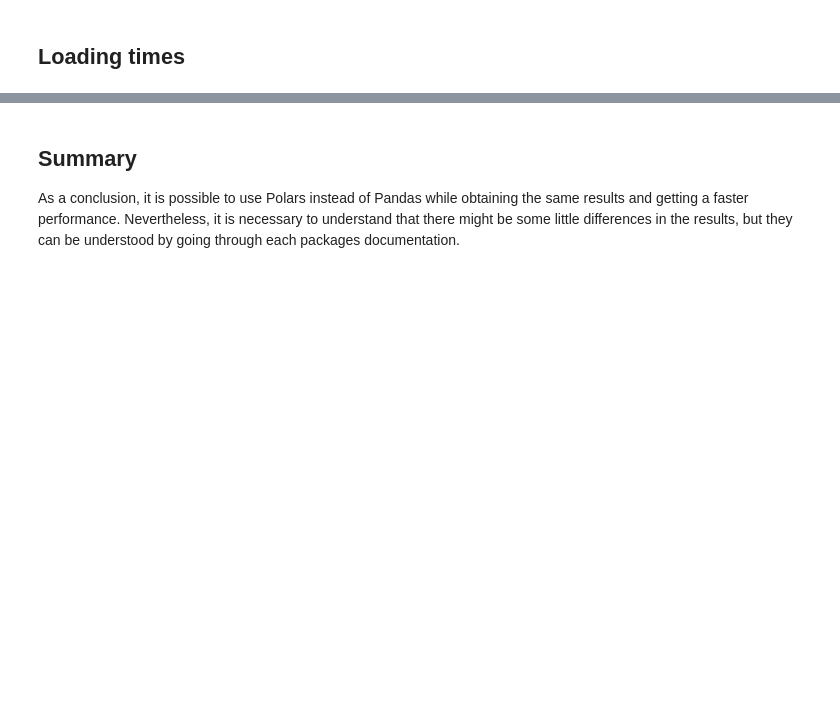
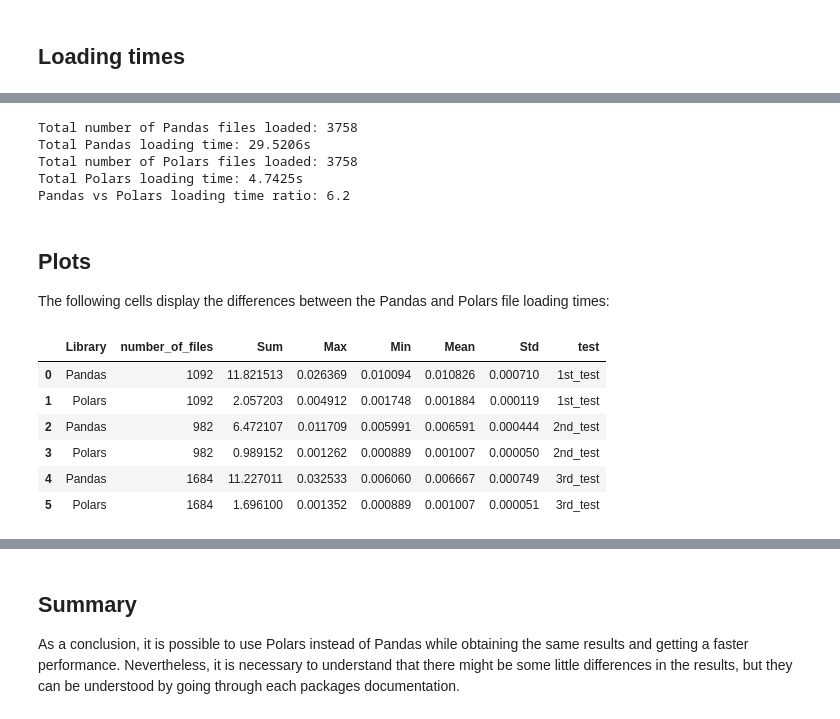
Before and after one commit to idloea/nasa-bearings, a Jupyter notebook: notebooks/pandas_vs_polars.ipynb, the cells around one changed output, grey strips where cells are left out. Cells and saved outputs as stored; diff of their text form; code cells hidden in the pictures; blank space fills up the shorter version.

```diff
--- a/notebooks/pandas_vs_polars.ipynb
+++ b/notebooks/pandas_vs_polars.ipynb
@@ -211,0 +307,50 @@ Polars loads data 5.37 times faster than Pandas on average.
+# %%
+df_list = []
+
+for test in tests:
+    df = pd.DataFrame(file_reading_time_stats[test]).rename(columns={'pandas': f'{test}_pandas', 'polars': f'{test}_polars'})
+    df_list.append(df)
+
+concat_df = pd.concat(df_list, axis=1)
+pandas_df = concat_df.filter(like='pandas', axis=1)
+polars_df = concat_df.filter(like='polars', axis=1)
+
+total_pandas_loading_time = pandas_df.T['sum'].sum()
+total_polars_loading_time = polars_df.T['sum'].sum()
+number_of_pandas_files = int(pandas_df.T['number_of_files'].sum())
+number_of_polars_files = int(polars_df.T['number_of_files'].sum())
+pandas_polars_loading_time_ratio = total_pandas_loading_time / total_polars_loading_time
+
+print(f'Total number of Pandas files loaded: {number_of_pandas_files}')
+print(f'Total Pandas loading time: {total_pandas_loading_time:.4f}s')
+print(f'Total number of Polars files loaded: {number_of_polars_files}')
+print(f'Total Polars loading time: {total_polars_loading_time:.4f}s')
+print(f'Pandas vs Polars loading time ratio: {pandas_polars_loading_time_ratio:.1f}')
+# %% [output]
+Total number of Pandas files loaded: 3758
+Total Pandas loading time: 29.5206s
+Total number of Polars files loaded: 3758
+Total Polars loading time: 4.7425s
+Pandas vs Polars loading time ratio: 6.2
+# %% [markdown]
+## Plots
+
+The following cells display the differences between the Pandas and Polars file loading times:
+# %%
+plot_dfs = []
+for test in tests:
+    plot_df = pd.DataFrame(pd.DataFrame(file_reading_time_stats)[test].tolist())
+    plot_df['test'] = test
+    plot_df.index = ['Pandas', 'Polars']
+    plot_dfs.append(plot_df)
+
+concat_plot_df = pd.concat(plot_dfs).reset_index().rename(columns={'index': 'Library', 'sum': 'Sum', 'mean': 'Mean', 'std': 'Std', 'min': 'Min', 'max': 'Max' })
+concat_plot_df
+# %% [output]
+|  | Library | number_of_files | Sum | Max | Min | Mean | Std | test |
+| 0 | Pandas | 1092 | 11.821513 | 0.026369 | 0.010094 | 0.010826 | 0.000710 | 1st_test |
+| 1 | Polars | 1092 | 2.057203 | 0.004912 | 0.001748 | 0.001884 | 0.000119 | 1st_test |
+| 2 | Pandas | 982 | 6.472107 | 0.011709 | 0.005991 | 0.006591 | 0.000444 | 2nd_test |
+| 3 | Polars | 982 | 0.989152 | 0.001262 | 0.000889 | 0.001007 | 0.000050 | 2nd_test |
+| 4 | Pandas | 1684 | 11.227011 | 0.032533 | 0.006060 | 0.006667 | 0.000749 | 3rd_test |
+| 5 | Polars | 1684 | 1.696100 | 0.001352 | 0.000889 | 0.001007 | 0.000051 | 3rd_test |
```
Also changed, not shown: parts of 19 cells of this notebook.
